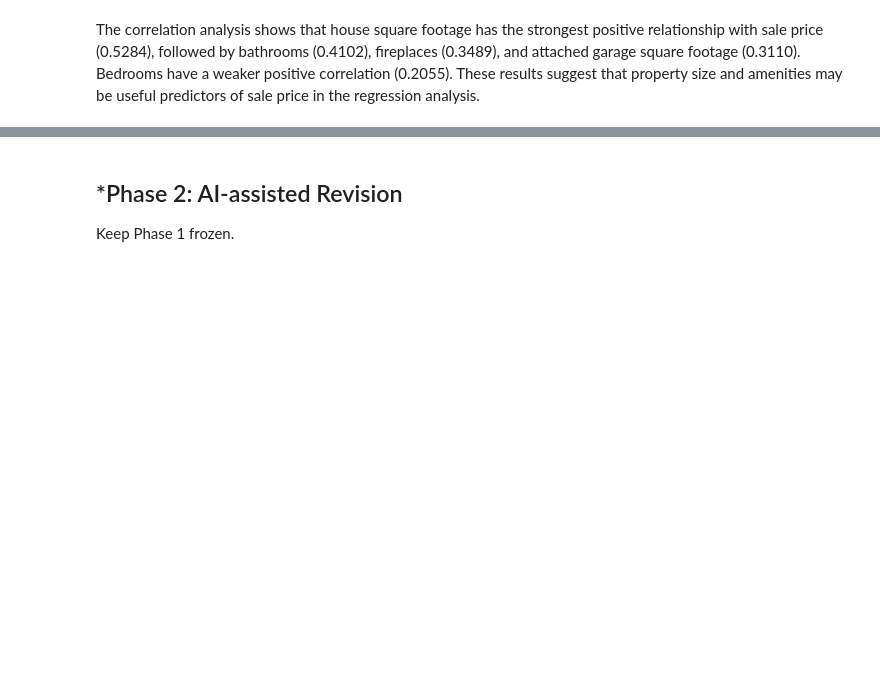
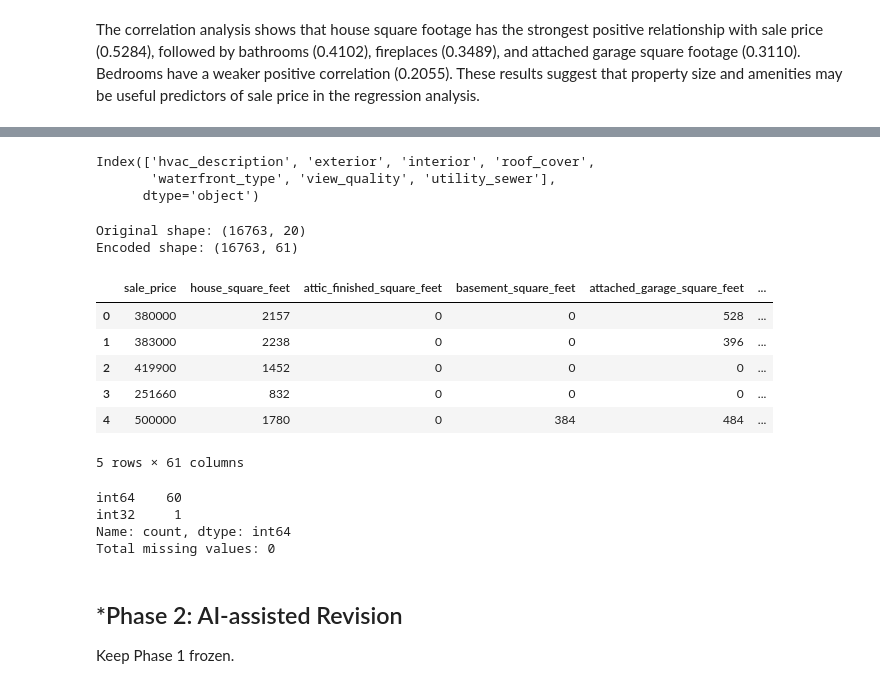
Before and after one commit to hwayalew/L02-hedonic-pricing, a Jupyter notebook: notebook.ipynb, the cells around one changed output, grey strips where cells are left out. Saved outputs shown, nothing was run; the diff lists cells and outputs as text; code cells hidden in the pictures; blank space fills up the shorter version.

```diff
--- a/notebook.ipynb
+++ b/notebook.ipynb
@@ -306,0 +316,4 @@ The correlation analysis shows that house square footage has the strongest posit
+# %%
+# Convert sale_date from text to datetime
+df_clean['sale_date'] = pd.to_datetime(df_clean['sale_date'])
+df_clean['sale_date'].head()
@@ -306,0 +335,5 @@ The correlation analysis shows that house square footage has the strongest posit
+# %%
+# Extract the month from the sale date
+df_clean['sale_month'] = df_clean['sale_date'].dt.month
+# Check the new column
+df_clean[['sale_date', 'sale_month']].head()
@@ -307,3 +347,47 @@ The correlation analysis shows that house square footage has the strongest posit
+# %%
+# Identify categorical variables
+categorical_cols = df_clean.select_dtypes(include=['object']).columns
+print(categorical_cols)
+# %% [output]
+Index(['hvac_description', 'exterior', 'interior', 'roof_cover',
+       'waterfront_type', 'view_quality', 'utility_sewer'],
+      dtype='object')
+# %%
+# Convert categorical variables into dummy variables
+df_encoded = pd.get_dummies(
+    df_clean,
+    columns=categorical_cols,
+    drop_first=True,
+    dtype=int
+)
+# Remove the original date column
+df_encoded = df_encoded.drop(columns=['sale_date'])
+
+# Check the result
+print("Original shape:", df_clean.shape)
+print("Encoded shape:", df_encoded.shape)
+
+df_encoded.head()
+# %% [output]
+Original shape: (16763, 20)
+Encoded shape: (16763, 61)
+|  | sale_price | house_square_feet | attic_finished_square_feet | basement_square_feet | attached_garage_square_feet | ... |
+| 0 | 380000 | 2157 | 0 | 0 | 528 | ... |
+| 1 | 383000 | 2238 | 0 | 0 | 396 | ... |
+| 2 | 419900 | 1452 | 0 | 0 | 0 | ... |
+| 3 | 251660 | 832 | 0 | 0 | 0 | ... |
+| 4 | 500000 | 1780 | 0 | 384 | 484 | ... |
+5 rows × 61 columns
+# %%
+# Check data types
+print(df_encoded.dtypes.value_counts())
+# Check missing values
+print("Total missing values:", df_encoded.isnull().sum().sum())
+# %% [output]
+int64    60
+int32     1
+Name: count, dtype: int64
+Total missing values: 0
 # %% [markdown]
 ## *Phase 2: AI-assisted Revision
 Keep Phase 1 frozen.
```
Also changed, not shown: parts of 5 cells of this notebook.
